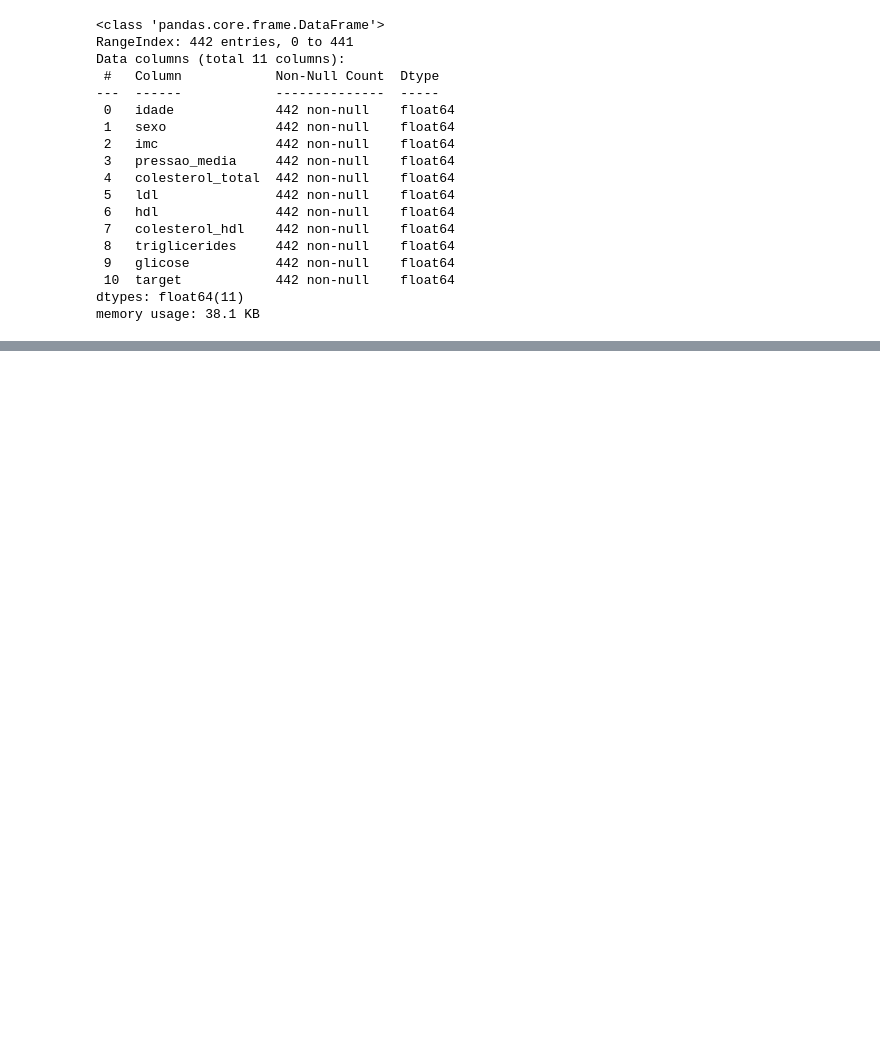
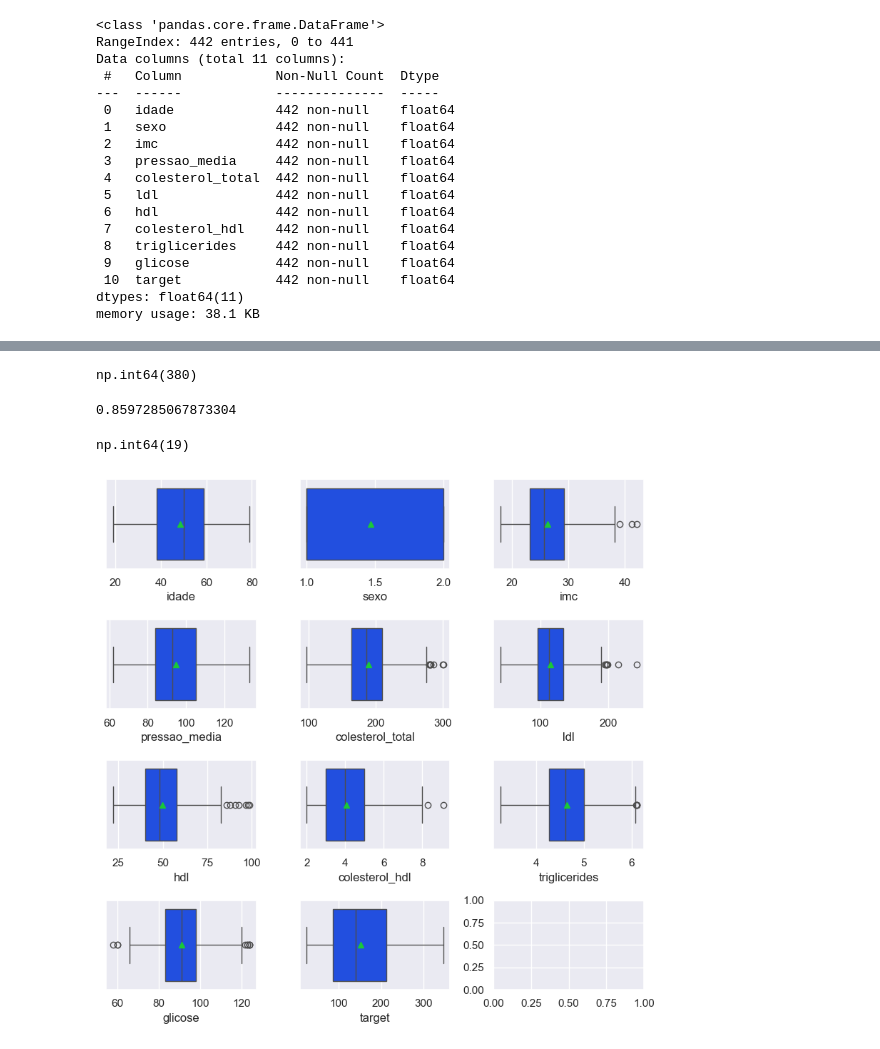
Before and after one commit to stephanyresque/Projeto_diabetes, a Jupyter notebook: notebooks/analise_exploratoria.ipynb, the cells around one changed output, grey strips where cells are left out. Drawn from its saved outputs; the diff is of its cells as text; code cells hidden in the pictures; blank space fills up the shorter version.

```diff
--- a/notebooks/analise_exploratoria.ipynb
+++ b/notebooks/analise_exploratoria.ipynb
@@ -119,0 +146,26 @@ df.describe()
+# %%
+df['colesterol_hdl'].apply(lambda x: x.is_integer()).sum()
+# %% [output]
+np.int64(380)
+# %%
+380 / df.shape[0]
+# %% [output]
+0.8597285067873304
+# %%
+(df['colesterol_total'] / df['hdl']).apply(lambda x: x.is_integer()).sum()
+# %% [output]
+np.int64(19)
+# %%
+fig, axs = plt.subplots(4, 3, figsize=(8,8))
+
+for ax, coluna in zip(axs.flatten(), df.columns):
+    sns.boxplot(
+        x= df[coluna],
+        ax=ax,
+        showmeans = True
+    )
+
+plt.tight_layout()
+plt.show()
+# %% [output]
+[figure, added]
```
Also changed, not shown: parts of 8 cells of this notebook.
